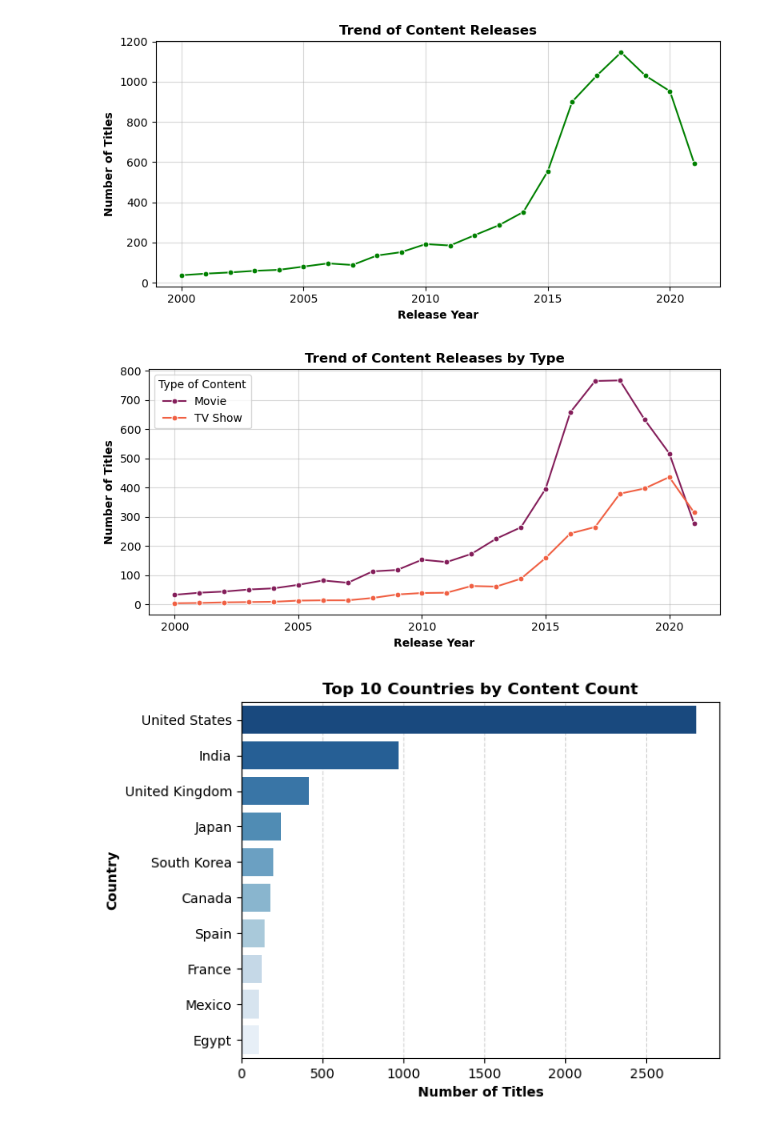
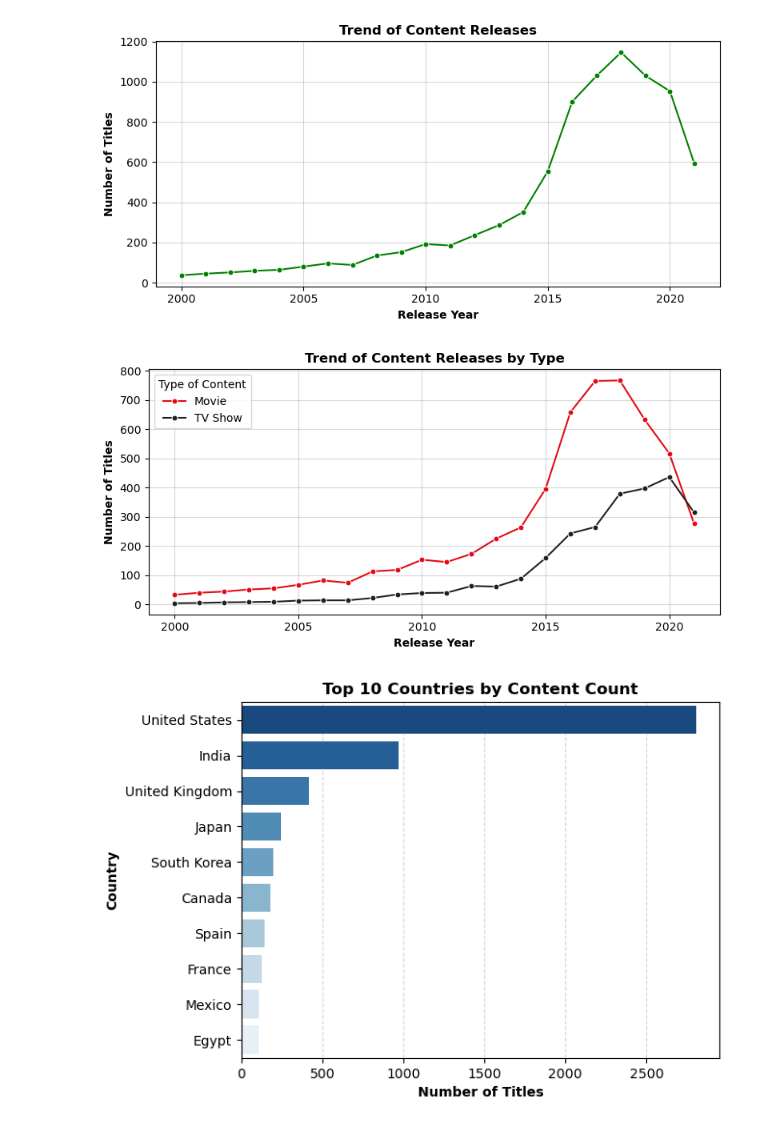
Before and after one commit to berkaygirgin/netflix-data-analysis, a Jupyter notebook: notebook/netflix_analysis.ipynb, the cells around one changed output. Drawn from its saved outputs; the diff is of its cells as text; code cells hidden in the pictures.

```diff
--- a/notebook/netflix_analysis.ipynb
+++ b/notebook/netflix_analysis.ipynb
@@ -146,4 +146,7 @@ netflix["genre"] = netflix["genre"].str.split(", ")
 ___
 # %% [markdown]
 ## General Analysis
+# %%
+netflix_palette = ["#E50914", "#221F1F"]
+sns.set_palette(sns.color_palette(netflix_palette))
 # %%
@@ -172,17 +175,17 @@ plt.show()
 # %%
 content_release_by_type = netflix[netflix["year"] >= 2000][["year", "type"]].value_counts().sort_index().reset_index()
 
 plt.figure(figsize=(8, 4))
-sns.lineplot(data=content_release_by_type, x="year", y="count", hue="type", palette="rocket", marker="o", markersize=5, errorbar=None)
+sns.lineplot(data=content_release_by_type, x="year", y="count", hue="type", palette=netflix_palette, marker="o", markersize=5, errorbar=None)
 plt.title("Trend of Content Releases by Type", fontsize=12, fontweight="bold")
 plt.xlabel("Release Year", fontsize=10, fontweight="bold")
 plt.ylabel("Number of Titles", fontsize=10, fontweight="bold")
 plt.grid(alpha=0.5)
 plt.legend().set_title("Type of Content")
 plt.tight_layout()
 plt.show()
 # %% [output]
-[figure, old version]
+[figure, new version]
 # %%
 countries = netflix["country"].value_counts().drop("Unknown").iloc[0:10].reset_index()
 
```
Also changed, not shown: parts of 6 cells of this notebook.
